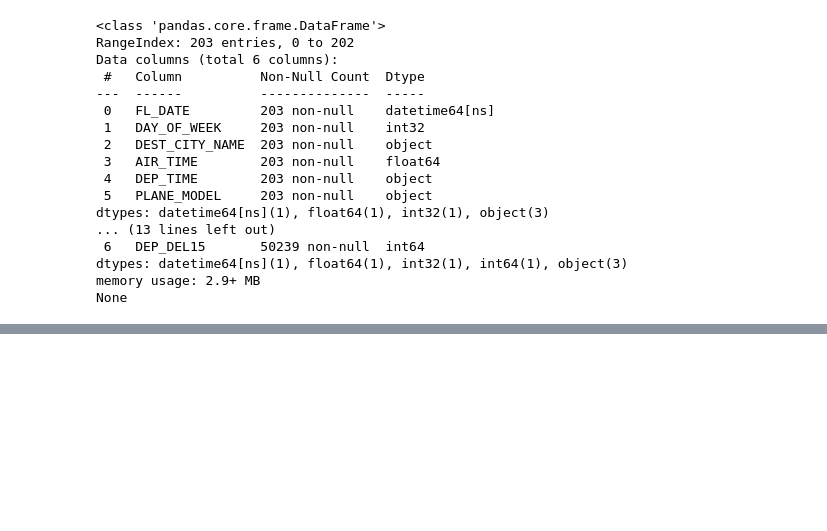
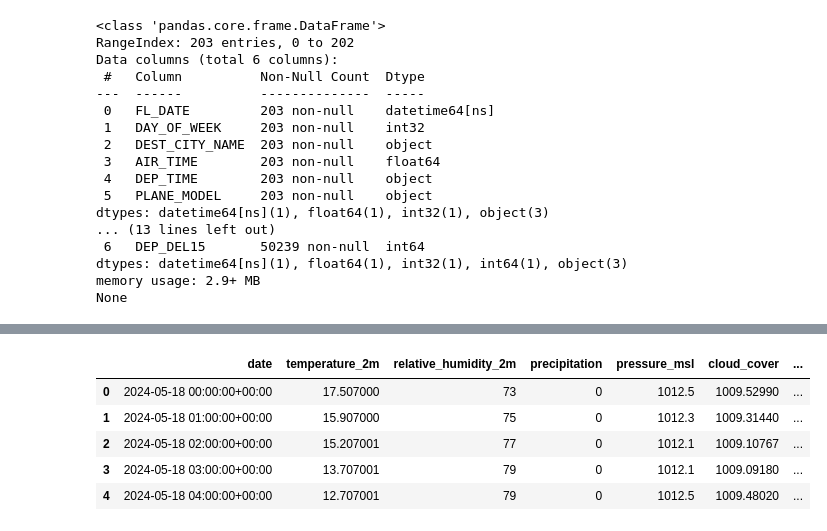
Before and after one commit to jr16MAI/PredictiveAnalytics, a Jupyter notebook: Model/delay_predictor.ipynb, the cells around one changed output, grey strips where cells are left out. Saved outputs shown, nothing was run; the diff lists cells and outputs as text; code cells hidden in the pictures; blank space fills up the shorter version.

```diff
--- a/Model/delay_predictor.ipynb
+++ b/Model/delay_predictor.ipynb
@@ -267,0 +322,9 @@ None
+# %%
+df_future_weather.head()
+# %% [output]
+|  | date | temperature_2m | relative_humidity_2m | precipitation | pressure_msl | cloud_cover | ... |
+| 0 | 2024-05-18 00:00:00+00:00 | 17.507000 | 73 | 0 | 1012.5 | 1009.52990 | ... |
+| 1 | 2024-05-18 01:00:00+00:00 | 15.907000 | 75 | 0 | 1012.3 | 1009.31440 | ... |
+| 2 | 2024-05-18 02:00:00+00:00 | 15.207001 | 77 | 0 | 1012.1 | 1009.10767 | ... |
+| 3 | 2024-05-18 03:00:00+00:00 | 13.707001 | 79 | 0 | 1012.1 | 1009.09180 | ... |
+| 4 | 2024-05-18 04:00:00+00:00 | 12.707001 | 79 | 0 | 1012.5 | 1009.48020 | ... |
```
Also changed, not shown: parts of 17 cells of this notebook, 2 other files.
